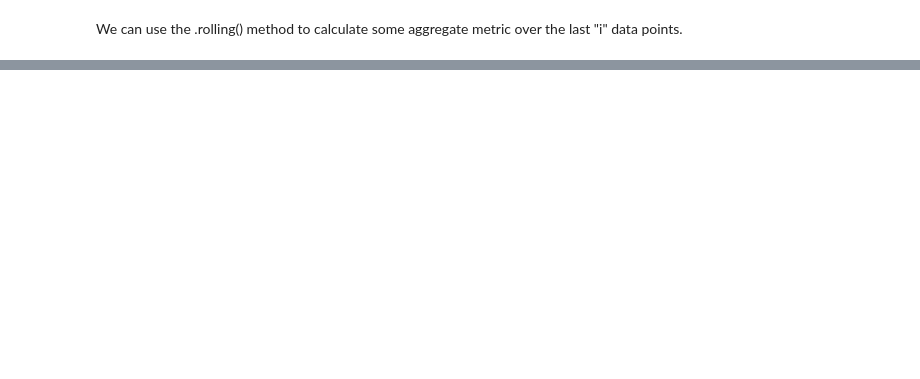
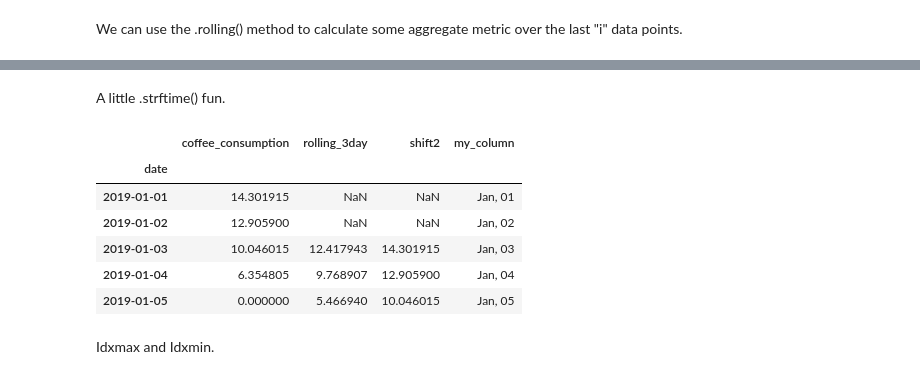
Before and after one commit to CodeupClassroom/somerville-time-series-exercises, a Jupyter notebook: working_with_datetime.ipynb, the cells around one changed output, grey strips where cells are left out. Drawn from its saved outputs; the diff is of its cells as text; code cells hidden in the pictures; blank space fills up the shorter version.

```diff
--- a/working_with_datetime.ipynb
+++ b/working_with_datetime.ipynb
@@ -63,0 +206,3 @@ We can use the .rolling() method to calculate some aggregate metric over the las
+# %%
+df['rolling_3day'] = df.coffee_consumption.rolling(3).mean()
+df.head()
@@ -63,0 +219,3 @@ We can use the .rolling() method to calculate some aggregate metric over the las
+# %%
+df['shift2'] = df.coffee_consumption.shift(2)
+df.head()
@@ -63,0 +246,15 @@ We can use the .rolling() method to calculate some aggregate metric over the las
+# %% [markdown]
+A little .strftime() fun.
+# %%
+df['my_column'] = df.index.strftime('%b, %d')
+df.head()
+# %% [output]
+|  | coffee_consumption | rolling_3day | shift2 | my_column |
+| date |  |  |  |  |
+| 2019-01-01 | 14.301915 | NaN | NaN | Jan, 01 |
+| 2019-01-02 | 12.905900 | NaN | NaN | Jan, 02 |
+| 2019-01-03 | 10.046015 | 12.417943 | 14.301915 | Jan, 03 |
+| 2019-01-04 | 6.354805 | 9.768907 | 12.905900 | Jan, 04 |
+| 2019-01-05 | 0.000000 | 5.466940 | 10.046015 | Jan, 05 |
+# %% [markdown]
+Idxmax and Idxmin.
```
Also changed, not shown: parts of 21 cells of this notebook.
